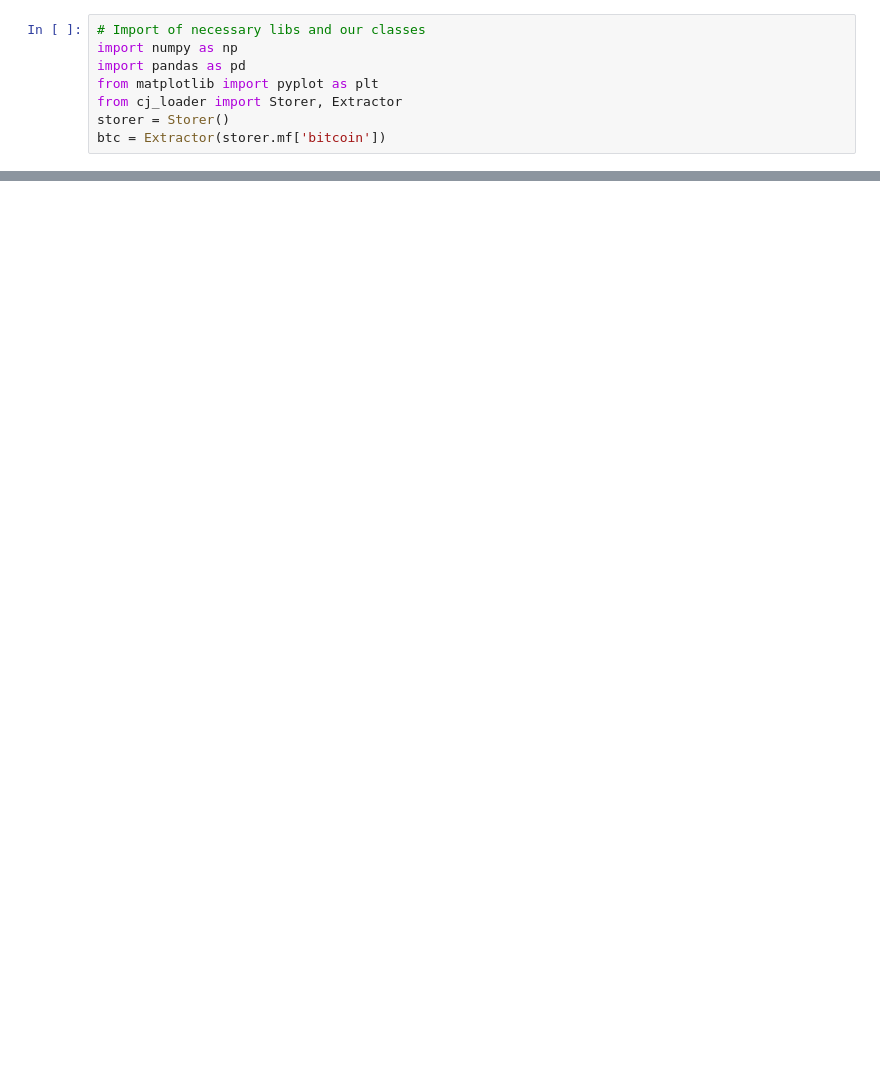
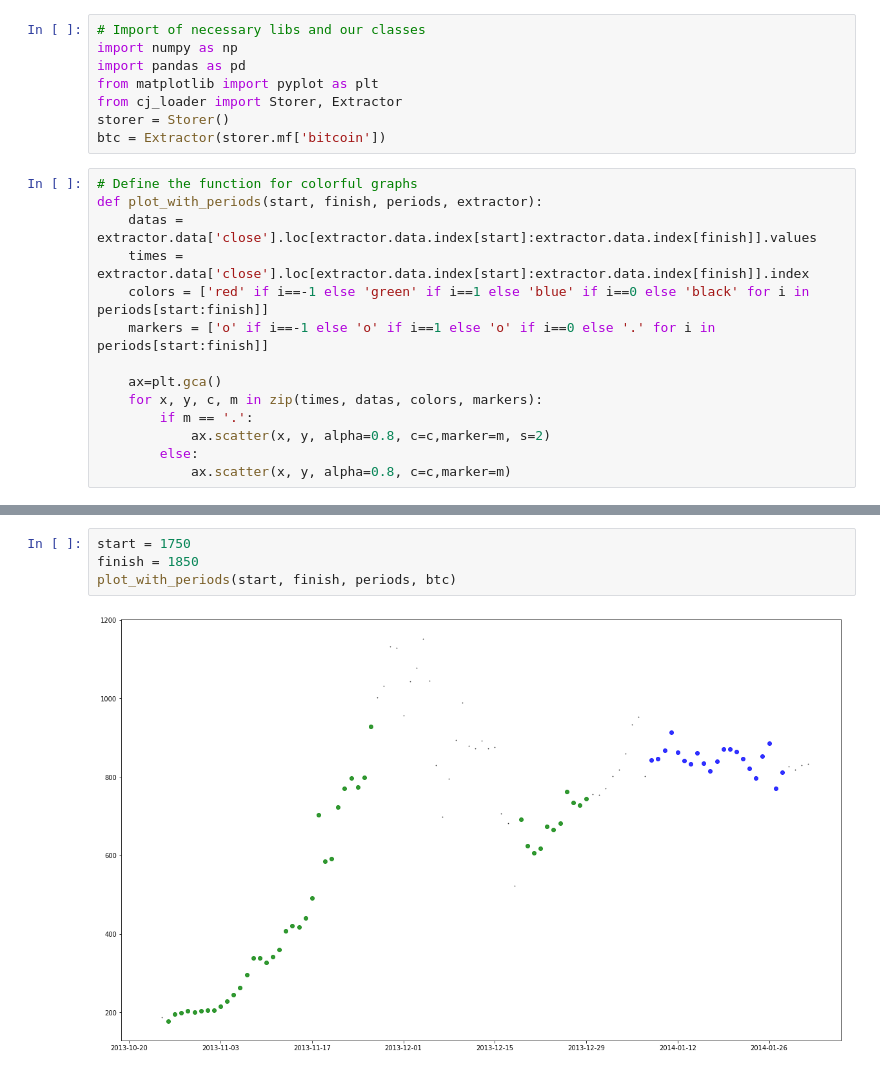
Before and after one commit to protos-research/collaboration, a Jupyter notebook: Market State Detection.ipynb, the cells around one changed output, grey strips where cells are left out. Saved outputs shown, nothing was run; the diff lists cells and outputs as text; blank space fills up the shorter version.

```diff
--- a/Market State Detection.ipynb
+++ b/Market State Detection.ipynb
@@ -16,3 +16,17 @@ from matplotlib import pyplot as plt
 from cj_loader import Storer, Extractor
 storer = Storer()
 btc = Extractor(storer.mf['bitcoin'])
+# %%
+# Define the function for colorful graphs
+def plot_with_periods(start, finish, periods, extractor):
+    datas = extractor.data['close'].loc[extractor.data.index[start]:extractor.data.index[finish]].values
+    times = extractor.data['close'].loc[extractor.data.index[start]:extractor.data.index[finish]].index
+    colors = ['red' if i==-1 else 'green' if i==1 else 'blue' if i==0 else 'black' for i in periods[start:finish]]
+    markers = ['o' if i==-1 else 'o' if i==1 else 'o' if i==0 else '.' for i in periods[start:finish]]
+
+    ax=plt.gca()
+    for x, y, c, m in zip(times, datas, colors, markers):
+        if m == '.':
+            ax.scatter(x, y, alpha=0.8, c=c,marker=m, s=2)
+        else:
+            ax.scatter(x, y, alpha=0.8, c=c,marker=m)
@@ -35,0 +64,6 @@ plt.plot(btc.data['close'].loc[btc.data.index[1500]:btc.data.index[2000]])
+# %%
+start = 1750
+finish = 1850
+plot_with_periods(start, finish, periods, btc)
+# %% [output]
+[figure, added]
```
Also changed, not shown: parts of 11 cells of this notebook.
